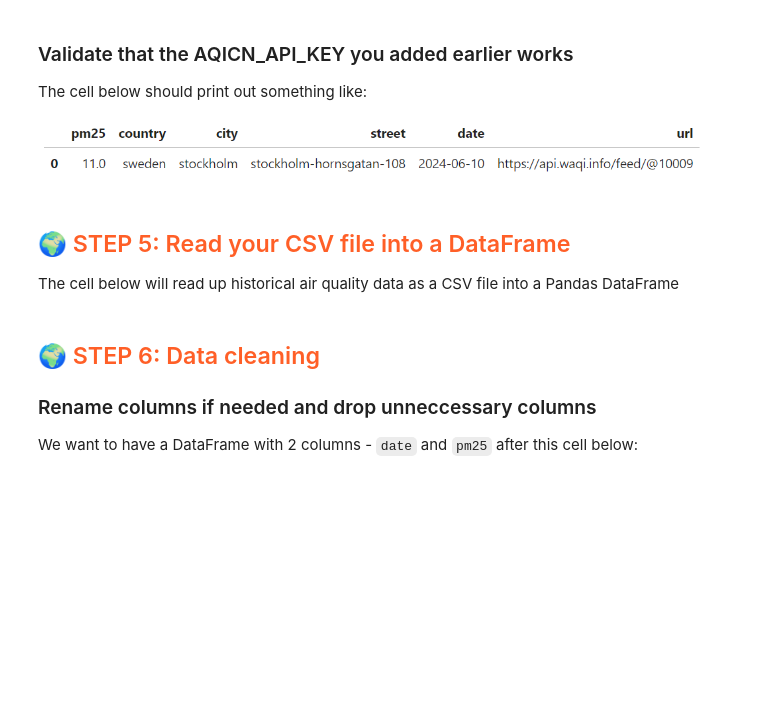
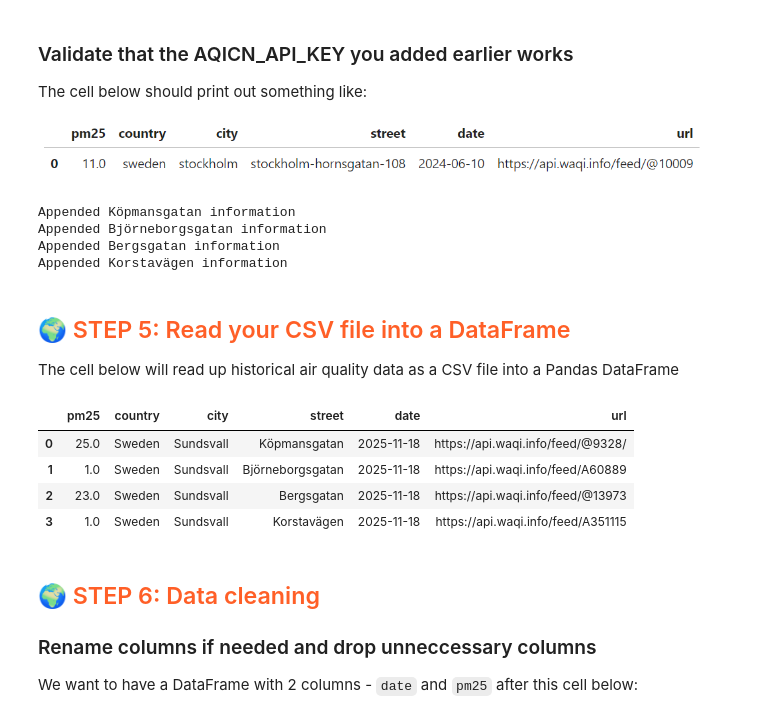
Before and after one commit to sachin121103/mlfs-book, a Jupyter notebook: notebooks/airquality/1_air_quality_feature_backfill.ipynb, the cells around one changed output. Drawn from its saved outputs; the diff is of its cells as text; code cells hidden in the pictures; blank space fills up the shorter version.

```diff
--- a/notebooks/airquality/1_air_quality_feature_backfill.ipynb
+++ b/notebooks/airquality/1_air_quality_feature_backfill.ipynb
@@ -208,19 +246,37 @@ The cell below should print out something like:
 
 ![image.png](attachment:832cc3e9-876c-450f-99d3-cc97abb55b13.png)
 # %%
-try:
-    aq_today_df = util.get_pm25(aqicn_url, country, city, street, today, AQICN_API_KEY)
-except hopsworks.RestAPIError:
-    print("It looks like the AQICN_API_KEY doesn't work for your sensor. Is the API key correct? Is the sensor URL correct?")
+all_aqs_today = []
 
-aq_today_df.head()
+for sensor in sensors:
+    try:
+        aq_today_df = util.get_pm25(sensor['aqicn_url'], country, city, sensor['street'], today, AQICN_API_KEY)
+        all_aqs_today.append(aq_today_df)
+        print(f"Appended {sensor['street']} information")
+    except hopsworks.RestAPIError:
+        print(f"{sensor['street']}: API error - check API key or sensor URL")
+# %% [output]
+Appended Köpmansgatan information
+Appended Björneborgsgatan information
+Appended Bergsgatan information
+Appended Korstavägen information
 # %% [markdown]
 ## <span style='color:#ff5f27'> 🌍 STEP 5: Read your CSV file into a DataFrame </span>
 
 The cell below will read up historical air quality data as a CSV file into a Pandas DataFrame
 # %%
-df = pd.read_csv(csv_file,  parse_dates=['date'], skipinitialspace=True)
-df
+if all_aqs_today:
+    aq_today_combined_df = pd.concat(all_aqs_today, ignore_index=True)
+else:
+    print("No data found")
+
+aq_today_combined_df.head()
+# %% [output]
+|  | pm25 | country | city | street | date | url |
+| 0 | 25.0 | Sweden | Sundsvall | Köpmansgatan | 2025-11-18 | https://api.waqi.info/feed/@9328/ |
+| 1 | 1.0 | Sweden | Sundsvall | Björneborgsgatan | 2025-11-18 | https://api.waqi.info/feed/A60889 |
+| 2 | 23.0 | Sweden | Sundsvall | Bergsgatan | 2025-11-18 | https://api.waqi.info/feed/@13973 |
+| 3 | 1.0 | Sweden | Sundsvall | Korstavägen | 2025-11-18 | https://api.waqi.info/feed/A351115 |
 # %% [markdown]
 ## <span style='color:#ff5f27'> 🌍 STEP 6: Data cleaning</span>
 
```
Also changed, not shown: parts of 16 cells of this notebook.
